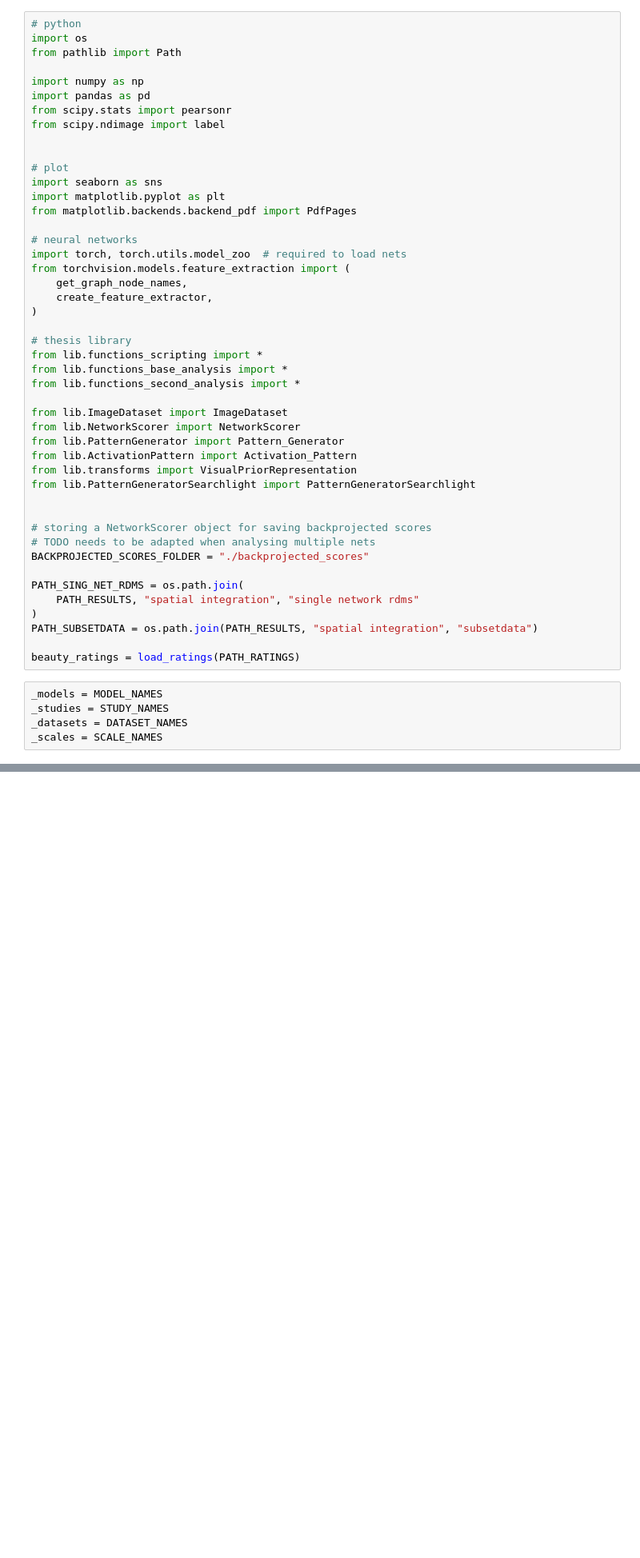
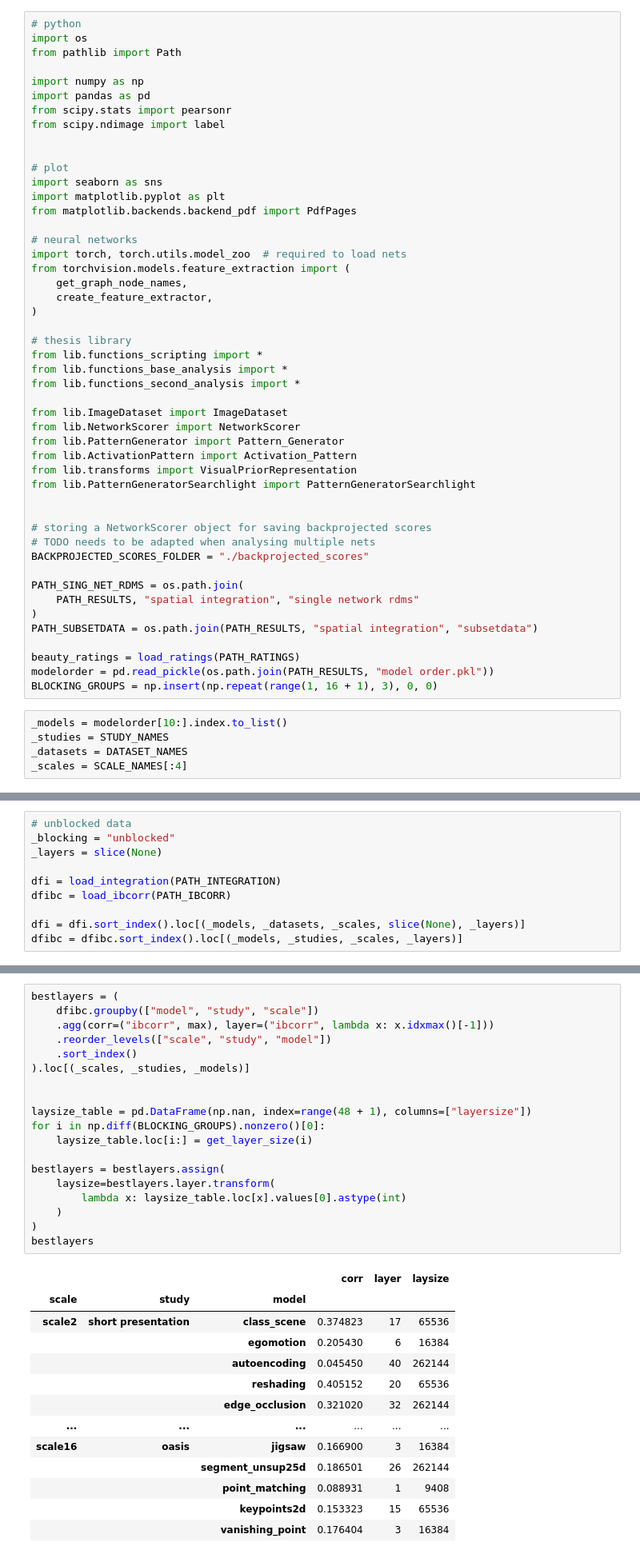
Before and after one commit to toniklenk/analysis-taskonomy, a Jupyter notebook: scripts/spatialintegration.ipynb, the cells around one changed output, grey strips where cells are left out. Shown at 80% size. Cells and saved outputs as stored; diff of their text form; blank space fills up the shorter version.

Commit message:
select models for spatial analysis

```diff
--- a/scripts/spatialintegration.ipynb
+++ b/scripts/spatialintegration.ipynb
@@ -44,8 +44,10 @@ PATH_SING_NET_RDMS = os.path.join(
 PATH_SUBSETDATA = os.path.join(PATH_RESULTS, "spatial integration", "subsetdata")
 
 beauty_ratings = load_ratings(PATH_RATINGS)
+modelorder = pd.read_pickle(os.path.join(PATH_RESULTS, "model order.pkl"))
+BLOCKING_GROUPS = np.insert(np.repeat(range(1, 16 + 1), 3), 0, 0)
 # %%
-_models = MODEL_NAMES
+_models = modelorder[10:].index.to_list()
 _studies = STUDY_NAMES
 _datasets = DATASET_NAMES
-_scales = SCALE_NAMES
+_scales = SCALE_NAMES[:4]
@@ -103,3 +54,13 @@ Name: ibcorr, dtype: int64
+# %%
+# unblocked data
+_blocking = "unblocked"
+_layers = slice(None)
+
+dfi = load_integration(PATH_INTEGRATION)
+dfibc = load_ibcorr(PATH_IBCORR)
+
+dfi = dfi.sort_index().loc[(_models, _datasets, _scales, slice(None), _layers)]
+dfibc = dfibc.sort_index().loc[(_models, _studies, _scales, _layers)]
 # %%
 # load subetdata
 dfsubsets = pd.read_hdf(os.path.join(PATH_SUBSETDATA, "scale4 study3 allnets.h5"))
@@ -108,0 +70,33 @@ dfsubsets = dfsubsets.loc[_models]
+# %%
+bestlayers = (
+    dfibc.groupby(["model", "study", "scale"])
+    .agg(corr=("ibcorr", max), layer=("ibcorr", lambda x: x.idxmax()[-1]))
+    .reorder_levels(["scale", "study", "model"])
+    .sort_index()
+).loc[(_scales, _studies, _models)]
+
+
+laysize_table = pd.DataFrame(np.nan, index=range(48 + 1), columns=["layersize"])
+for i in np.diff(BLOCKING_GROUPS).nonzero()[0]:
+    laysize_table.loc[i:] = get_layer_size(i)
+
+bestlayers = bestlayers.assign(
+    laysize=bestlayers.layer.transform(
+        lambda x: laysize_table.loc[x].values[0].astype(int)
+    )
+)
+bestlayers
+# %% [output]
+|  |  |  | corr | layer | laysize |
+| scale | study | model |  |  |  |
+| scale2 | short presentation | class_scene | 0.374823 | 17 | 65536 |
+|  |  | egomotion | 0.205430 | 6 | 16384 |
+|  |  | autoencoding | 0.045450 | 40 | 262144 |
+|  |  | reshading | 0.405152 | 20 | 65536 |
+|  |  | edge_occlusion | 0.321020 | 32 | 262144 |
+| ... | ... | ... | ... | ... | ... |
+| scale16 | oasis | jigsaw | 0.166900 | 3 | 16384 |
+|  |  | segment_unsup25d | 0.186501 | 26 | 262144 |
+|  |  | point_matching | 0.088931 | 1 | 9408 |
+|  |  | keypoints2d | 0.153323 | 15 | 65536 |
+|  |  | vanishing_point | 0.176404 | 3 | 16384 |
```
Also changed, not shown: parts of 54 cells of this notebook, 2 other files.
